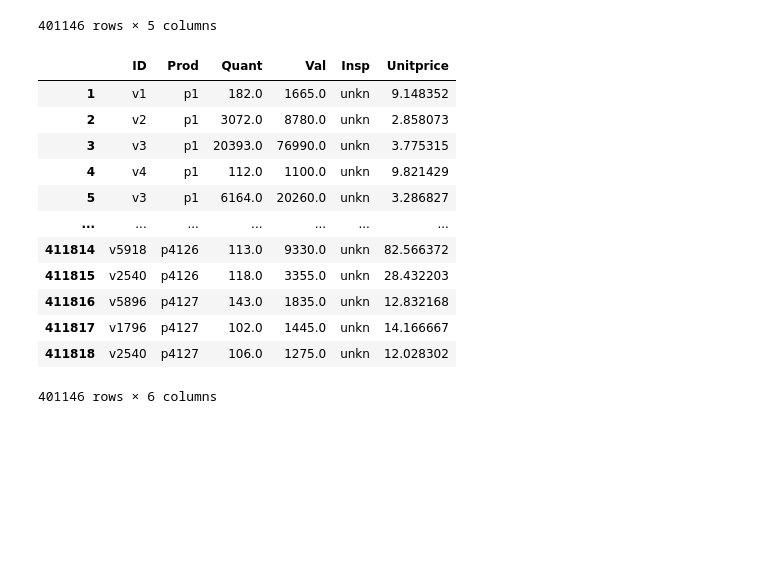
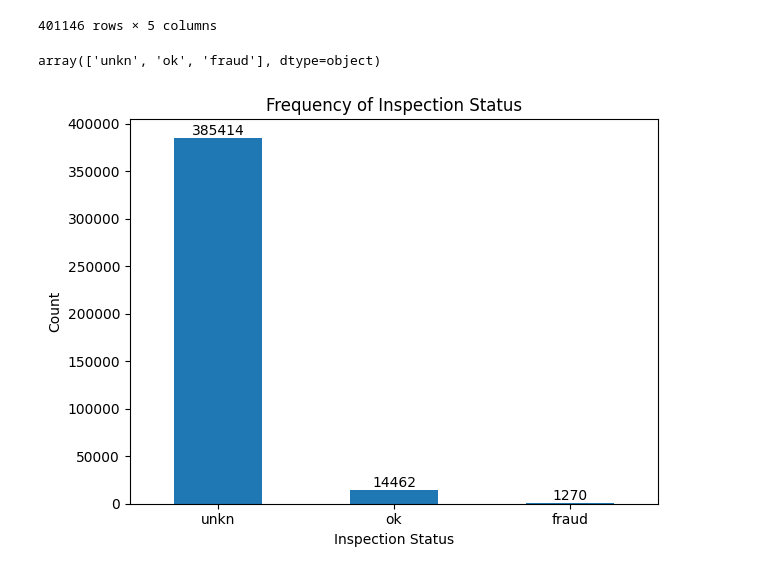
Before and after one commit to NiklasKiefer/fraud_detection, a Jupyter notebook: fraud_detection.ipynb, the cells around one changed output. Saved outputs shown, nothing was run; the diff lists cells and outputs as text; code cells hidden in the pictures; blank space fills up the shorter version.

```diff
--- a/fraud_detection.ipynb
+++ b/fraud_detection.ipynb
@@ -48,20 +54,25 @@ df
 | 411817 | v1796 | p4127 | 102.0 | 1445.0 | unkn |
 | 411818 | v2540 | p4127 | 106.0 | 1275.0 | unkn |
 401146 rows × 5 columns
-# %%
-df["Unitprice"] = df["Val"] / df["Quant"]
-df
-# %% [output]
-|  | ID | Prod | Quant | Val | Insp | Unitprice |
-| 1 | v1 | p1 | 182.0 | 1665.0 | unkn | 9.148352 |
-| 2 | v2 | p1 | 3072.0 | 8780.0 | unkn | 2.858073 |
-| 3 | v3 | p1 | 20393.0 | 76990.0 | unkn | 3.775315 |
-| 4 | v4 | p1 | 112.0 | 1100.0 | unkn | 9.821429 |
-| 5 | v3 | p1 | 6164.0 | 20260.0 | unkn | 3.286827 |
-| ... | ... | ... | ... | ... | ... | ... |
-| 411814 | v5918 | p4126 | 113.0 | 9330.0 | unkn | 82.566372 |
-| 411815 | v2540 | p4126 | 118.0 | 3355.0 | unkn | 28.432203 |
-| 411816 | v5896 | p4127 | 143.0 | 1835.0 | unkn | 12.832168 |
-| 411817 | v1796 | p4127 | 102.0 | 1445.0 | unkn | 14.166667 |
-| 411818 | v2540 | p4127 | 106.0 | 1275.0 | unkn | 12.028302 |
-401146 rows × 6 columns
+# %%
+df["Insp"].unique()
+# %% [output]
+array(['unkn', 'ok', 'fraud'], dtype=object)
+# %%
+counts = df["Insp"].value_counts() # get value counts for each unique "Insp" value
+
+ax = counts.plot(kind="bar") # create plot
+
+plt.xlabel("Inspection Status")
+plt.ylabel("Count")
+plt.title("Frequency of Inspection Status")
+plt.xticks(rotation=0)
+
+# plot actual values
+for i, count in enumerate(counts):
+    plt.text(i, count + 0.5, str(count), ha='center', va='bottom', fontsize=10)
+
+plt.tight_layout()
+plt.show()
+# %% [output]
+[figure, added]
```
Also changed, not shown: parts of 6 cells of this notebook.
